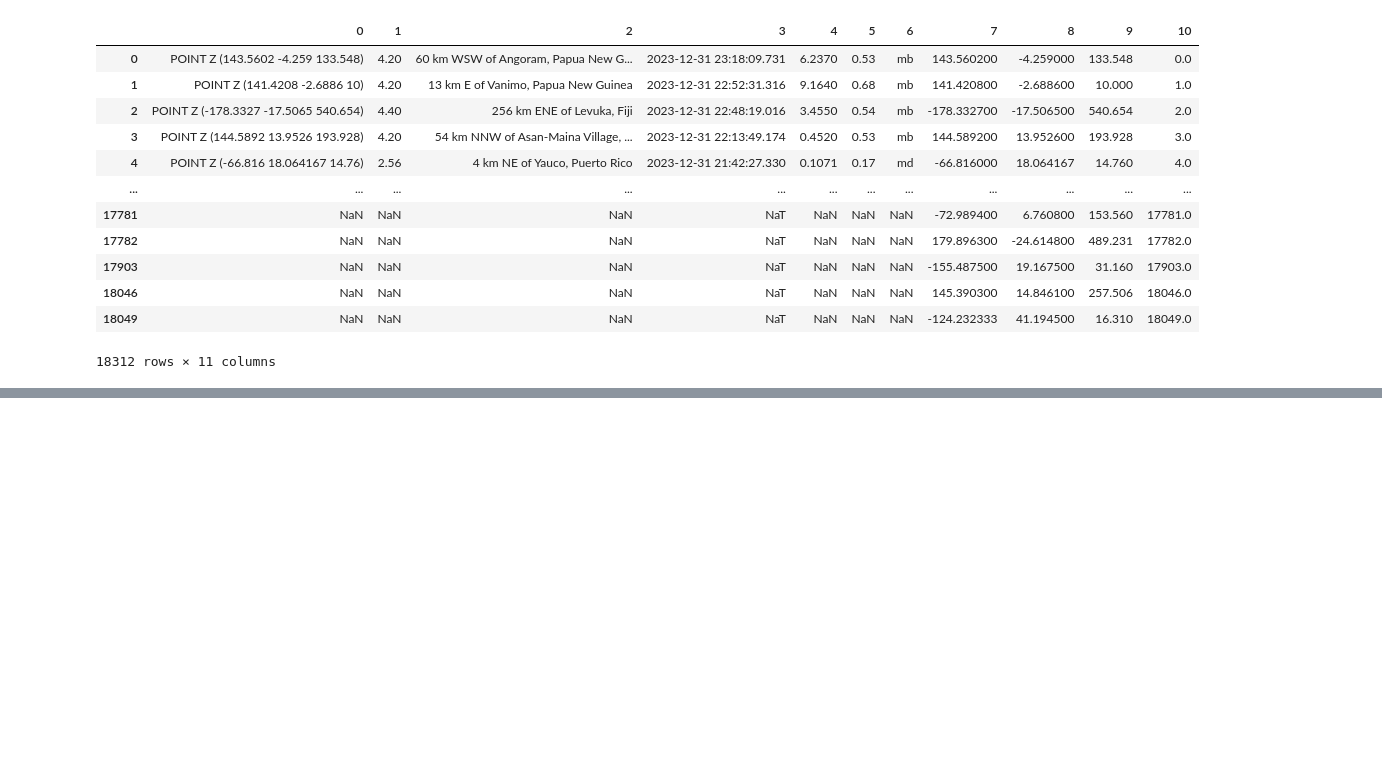
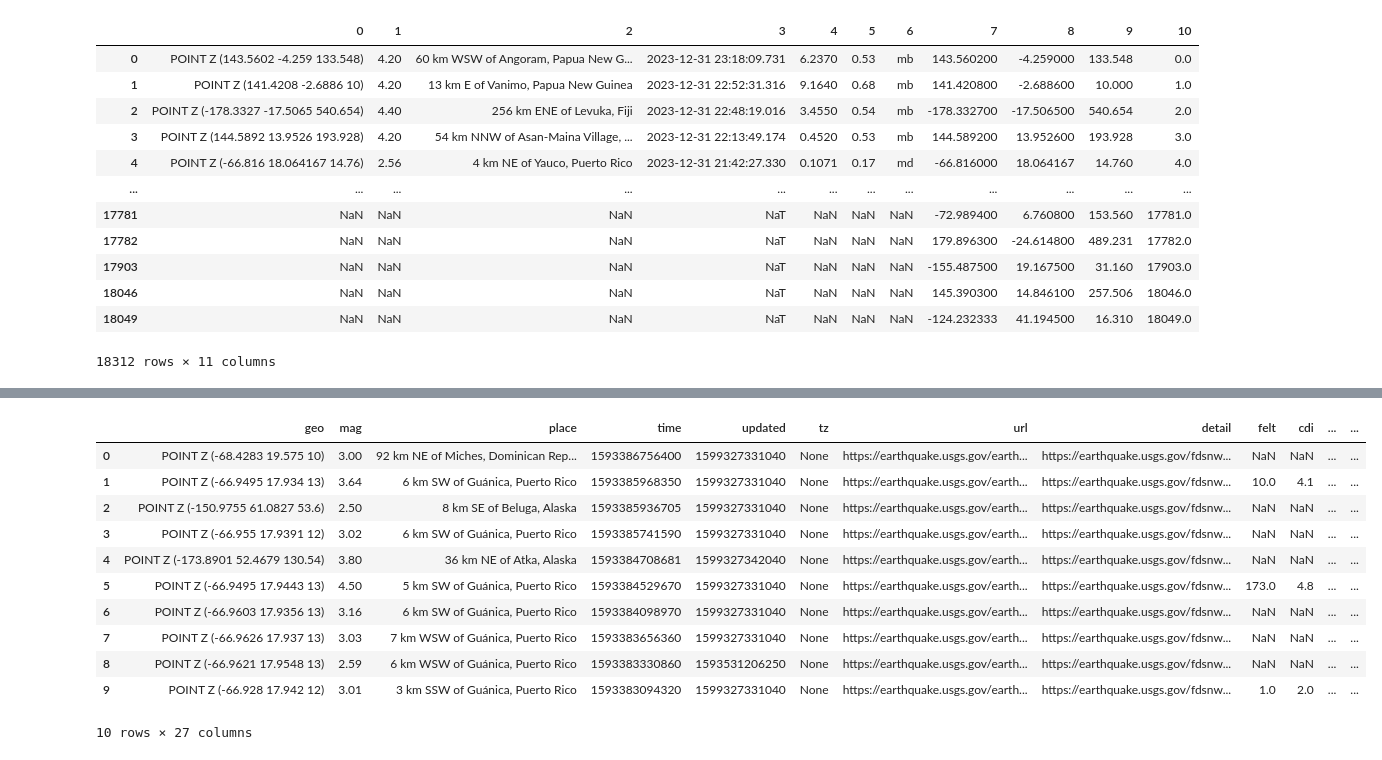
Before and after one commit to Rishit605/earthquake-prediction, a Jupyter notebook: notebook/eda.ipynb, the cells around one changed output, grey strips where cells are left out. Drawn from its saved outputs; the diff is of its cells as text; code cells hidden in the pictures; blank space fills up the shorter version.

```diff
--- a/notebook/eda.ipynb
+++ b/notebook/eda.ipynb
@@ -820,0 +931,2 @@ AttributeError: 'str' object has no attribute 'coords'
+# %%
+df = callDataFetcher()
@@ -820,0 +945,15 @@ AttributeError: 'str' object has no attribute 'coords'
+# %%
+df.head(10)
+# %% [output]
+|  | geo | mag | place | time | updated | tz | url | detail | felt | cdi | ... | ... |
+| 0 | POINT Z (-68.4283 19.575 10) | 3.00 | 92 km NE of Miches, Dominican Rep... | 1593386756400 | 1599327331040 | None | https://earthquake.usgs.gov/earth... | https://earthquake.usgs.gov/fdsnw... | NaN | NaN | ... | ... |
+| 1 | POINT Z (-66.9495 17.934 13) | 3.64 | 6 km SW of Guánica, Puerto Rico | 1593385968350 | 1599327331040 | None | https://earthquake.usgs.gov/earth... | https://earthquake.usgs.gov/fdsnw... | 10.0 | 4.1 | ... | ... |
+| 2 | POINT Z (-150.9755 61.0827 53.6) | 2.50 | 8 km SE of Beluga, Alaska | 1593385936705 | 1599327331040 | None | https://earthquake.usgs.gov/earth... | https://earthquake.usgs.gov/fdsnw... | NaN | NaN | ... | ... |
+| 3 | POINT Z (-66.955 17.9391 12) | 3.02 | 6 km SW of Guánica, Puerto Rico | 1593385741590 | 1599327331040 | None | https://earthquake.usgs.gov/earth... | https://earthquake.usgs.gov/fdsnw... | NaN | NaN | ... | ... |
+| 4 | POINT Z (-173.8901 52.4679 130.54) | 3.80 | 36 km NE of Atka, Alaska | 1593384708681 | 1599327342040 | None | https://earthquake.usgs.gov/earth... | https://earthquake.usgs.gov/fdsnw... | NaN | NaN | ... | ... |
+| 5 | POINT Z (-66.9495 17.9443 13) | 4.50 | 5 km SW of Guánica, Puerto Rico | 1593384529670 | 1599327331040 | None | https://earthquake.usgs.gov/earth... | https://earthquake.usgs.gov/fdsnw... | 173.0 | 4.8 | ... | ... |
+| 6 | POINT Z (-66.9603 17.9356 13) | 3.16 | 6 km SW of Guánica, Puerto Rico | 1593384098970 | 1599327331040 | None | https://earthquake.usgs.gov/earth... | https://earthquake.usgs.gov/fdsnw... | NaN | NaN | ... | ... |
+| 7 | POINT Z (-66.9626 17.937 13) | 3.03 | 7 km WSW of Guánica, Puerto Rico | 1593383656360 | 1599327331040 | None | https://earthquake.usgs.gov/earth... | https://earthquake.usgs.gov/fdsnw... | NaN | NaN | ... | ... |
+| 8 | POINT Z (-66.9621 17.9548 13) | 2.59 | 6 km WSW of Guánica, Puerto Rico | 1593383330860 | 1593531206250 | None | https://earthquake.usgs.gov/earth... | https://earthquake.usgs.gov/fdsnw... | NaN | NaN | ... | ... |
+| 9 | POINT Z (-66.928 17.942 12) | 3.01 | 3 km SSW of Guánica, Puerto Rico | 1593383094320 | 1599327331040 | None | https://earthquake.usgs.gov/earth... | https://earthquake.usgs.gov/fdsnw... | 1.0 | 2.0 | ... | ... |
+10 rows × 27 columns
```
Also changed, not shown: parts of 28 cells of this notebook, 4 other files.
